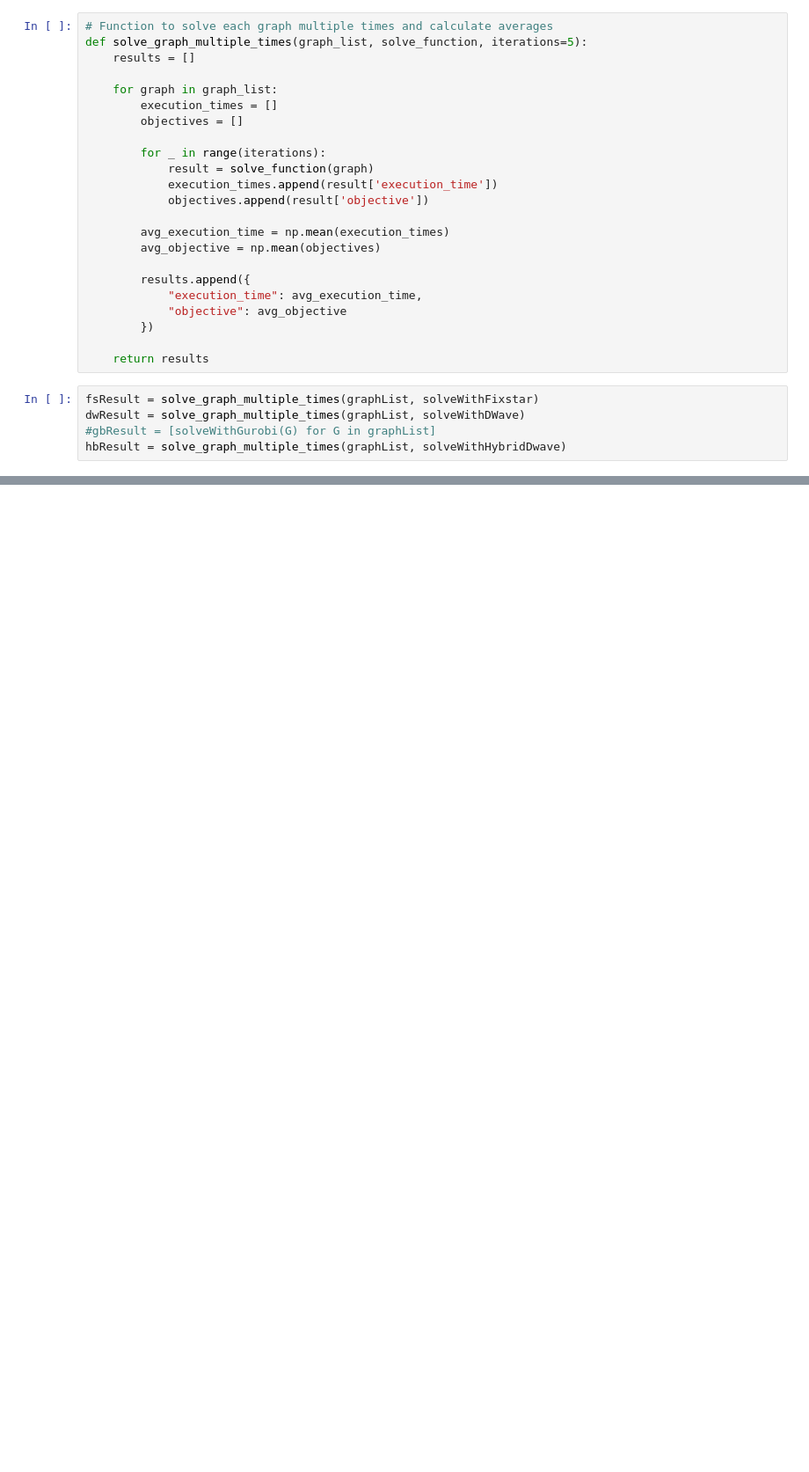
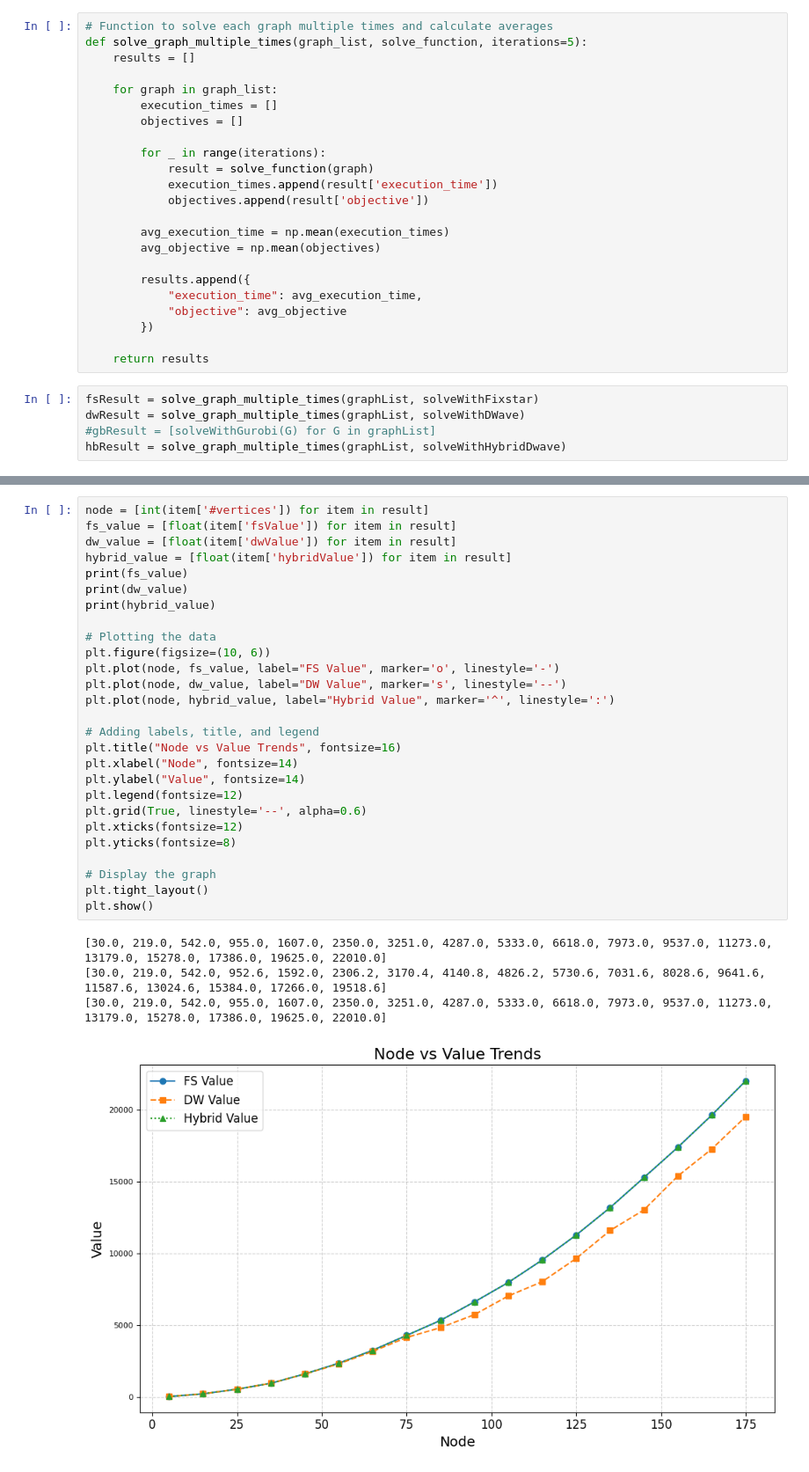
Before and after one commit to BallBoii/Maxcut_Tutorial, a Jupyter notebook: Maxcut_tutorial.ipynb, the cells around one changed output, grey strips where cells are left out. Shown at 88% size. Cells and saved outputs as stored; diff of their text form; blank space fills up the shorter version.

```diff
--- a/Maxcut_tutorial.ipynb
+++ b/Maxcut_tutorial.ipynb
@@ -757,0 +805,32 @@ with open("results_table.txt", "r") as f:
+# %%
+node = [int(item['#vertices']) for item in result]
+fs_value = [float(item['fsValue']) for item in result]
+dw_value = [float(item['dwValue']) for item in result]
+hybrid_value = [float(item['hybridValue']) for item in result]
+print(fs_value)
+print(dw_value)
+print(hybrid_value)
+
+# Plotting the data
+plt.figure(figsize=(10, 6))
+plt.plot(node, fs_value, label="FS Value", marker='o', linestyle='-')
+plt.plot(node, dw_value, label="DW Value", marker='s', linestyle='--')
+plt.plot(node, hybrid_value, label="Hybrid Value", marker='^', linestyle=':')
+
+# Adding labels, title, and legend
+plt.title("Node vs Value Trends", fontsize=16)
+plt.xlabel("Node", fontsize=14)
+plt.ylabel("Value", fontsize=14)
+plt.legend(fontsize=12)
+plt.grid(True, linestyle='--', alpha=0.6)
+plt.xticks(fontsize=12)
+plt.yticks(fontsize=8)
+
+# Display the graph
+plt.tight_layout()
+plt.show()
+# %% [output]
+[30.0, 219.0, 542.0, 955.0, 1607.0, 2350.0, 3251.0, 4287.0, 5333.0, 6618.0, 7973.0, 9537.0, 11273.0, 13179.0, 15278.0, 17386.0, 19625.0, 22010.0]
+[30.0, 219.0, 542.0, 952.6, 1592.0, 2306.2, 3170.4, 4140.8, 4826.2, 5730.6, 7031.6, 8028.6, 9641.6, 11587.6, 13024.6, 15384.0, 17266.0, 19518.6]
+[30.0, 219.0, 542.0, 955.0, 1607.0, 2350.0, 3251.0, 4287.0, 5333.0, 6618.0, 7973.0, 9537.0, 11273.0, 13179.0, 15278.0, 17386.0, 19625.0, 22010.0]
+[figure, added]
```
Also changed, not shown: parts of 5 cells of this notebook, 2 other files.
